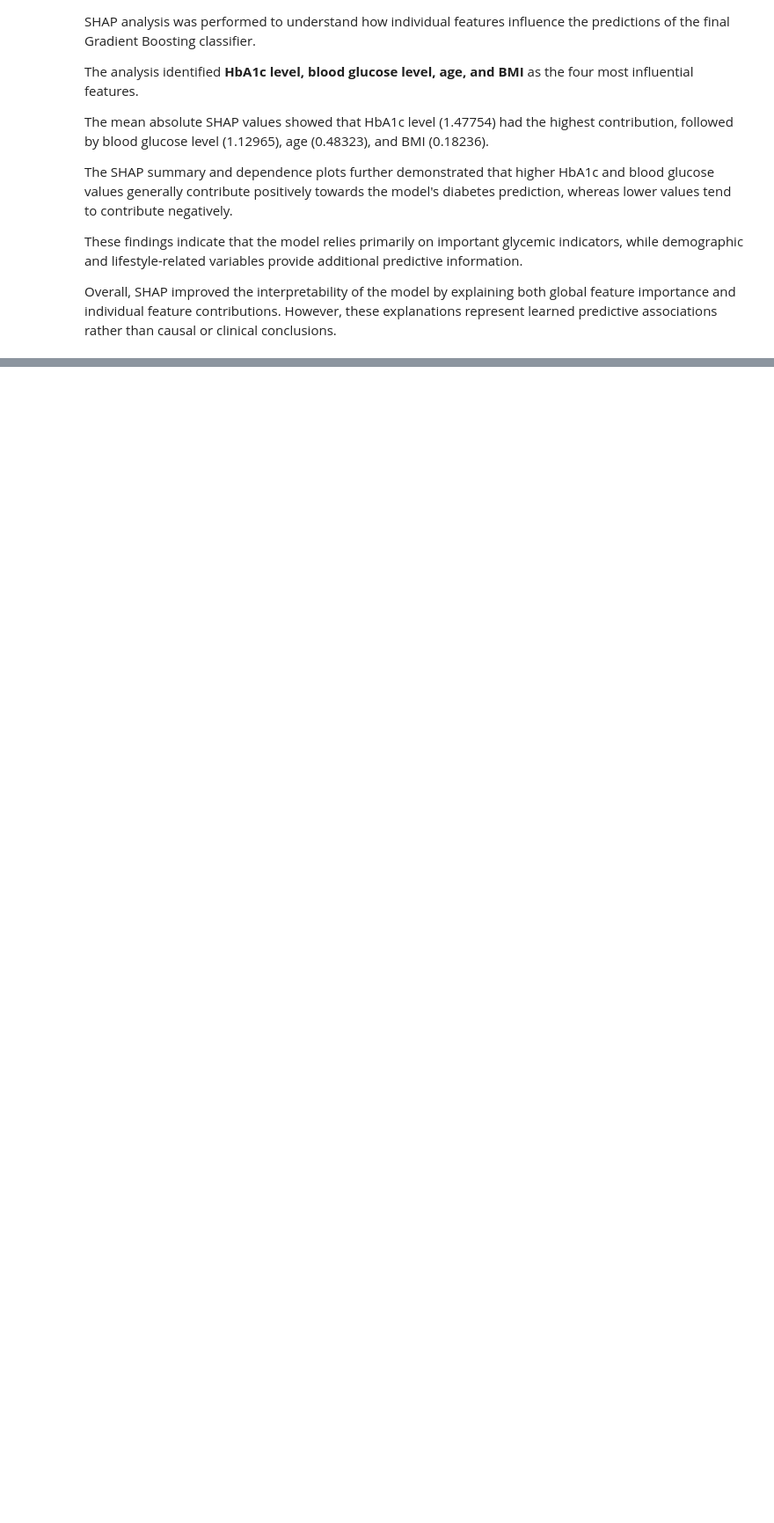
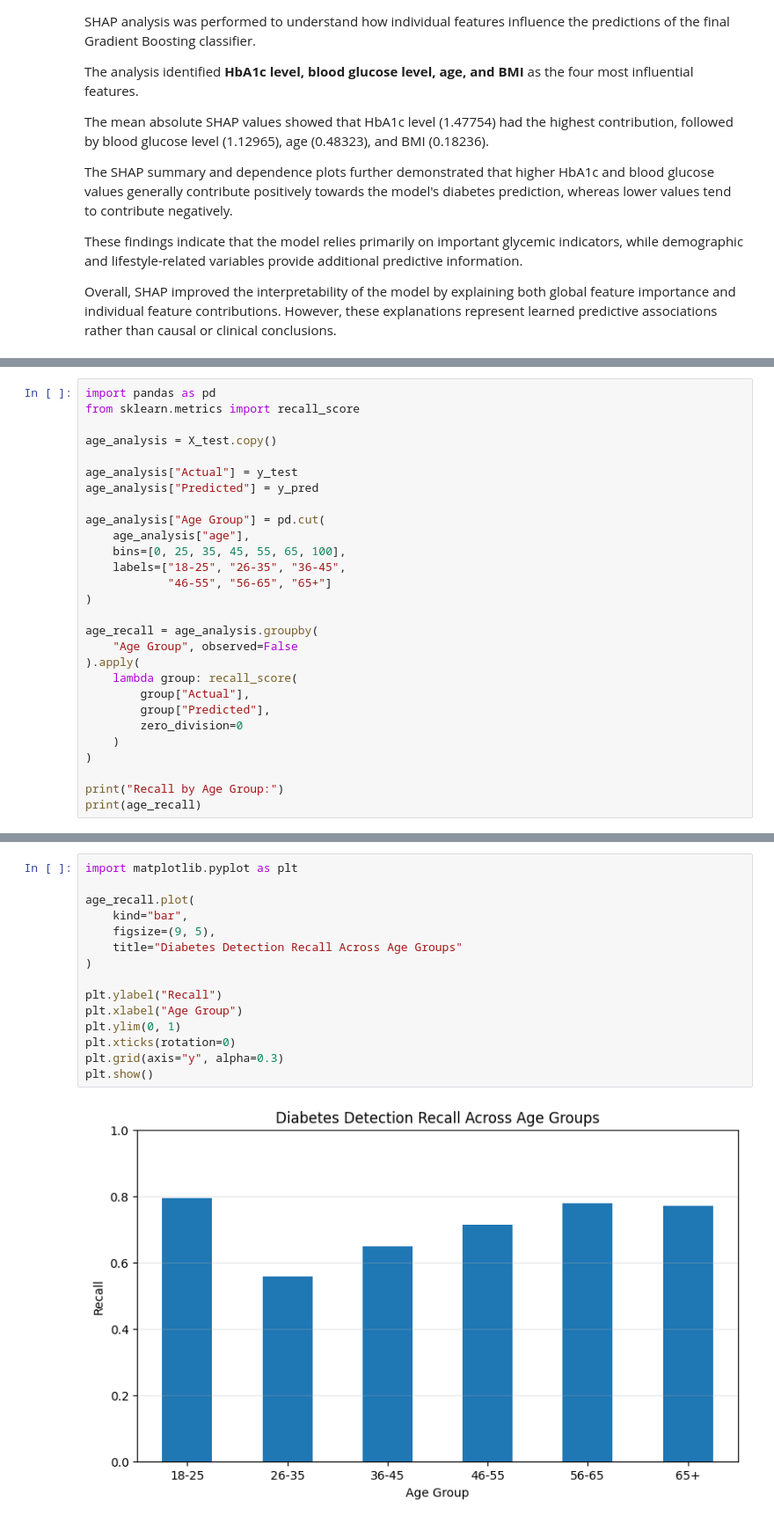
Before and after one commit to Anubhavsingh311/Diabetes_prediction, a Jupyter notebook: diabetes-notebook.ipynb, the cells around one changed output, grey strips where cells are left out. Shown at 88% size. Saved outputs shown, nothing was run; the diff lists cells and outputs as text; blank space fills up the shorter version.

```diff
--- a/diabetes-notebook.ipynb
+++ b/diabetes-notebook.ipynb
@@ -981,0 +1054,28 @@ Overall, SHAP improved the interpretability of the model by explaining both glob
+# %%
+import pandas as pd
+from sklearn.metrics import recall_score
+
+age_analysis = X_test.copy()
+
+age_analysis["Actual"] = y_test
+age_analysis["Predicted"] = y_pred
+
+age_analysis["Age Group"] = pd.cut(
+    age_analysis["age"],
+    bins=[0, 25, 35, 45, 55, 65, 100],
+    labels=["18-25", "26-35", "36-45",
+            "46-55", "56-65", "65+"]
+)
+
+age_recall = age_analysis.groupby(
+    "Age Group", observed=False
+).apply(
+    lambda group: recall_score(
+        group["Actual"],
+        group["Predicted"],
+        zero_division=0
+    )
+)
+
+print("Recall by Age Group:")
+print(age_recall)
@@ -981,0 +1092,17 @@ Overall, SHAP improved the interpretability of the model by explaining both glob
+# %%
+import matplotlib.pyplot as plt
+
+age_recall.plot(
+    kind="bar",
+    figsize=(9, 5),
+    title="Diabetes Detection Recall Across Age Groups"
+)
+
+plt.ylabel("Recall")
+plt.xlabel("Age Group")
+plt.ylim(0, 1)
+plt.xticks(rotation=0)
+plt.grid(axis="y", alpha=0.3)
+plt.show()
+# %% [output]
+[figure, added]
```
Also changed, not shown: parts of 13 cells of this notebook.
